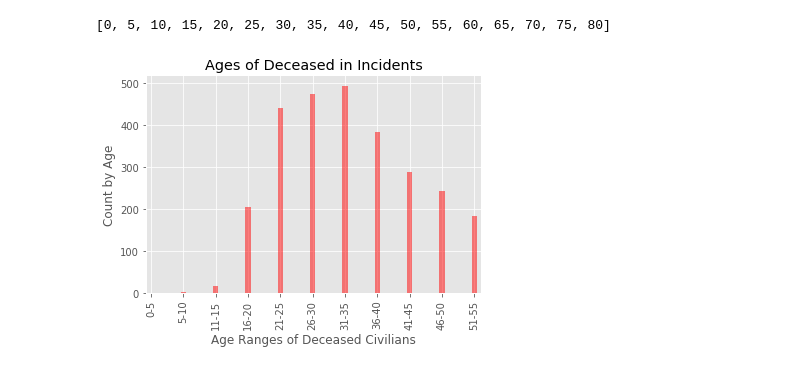
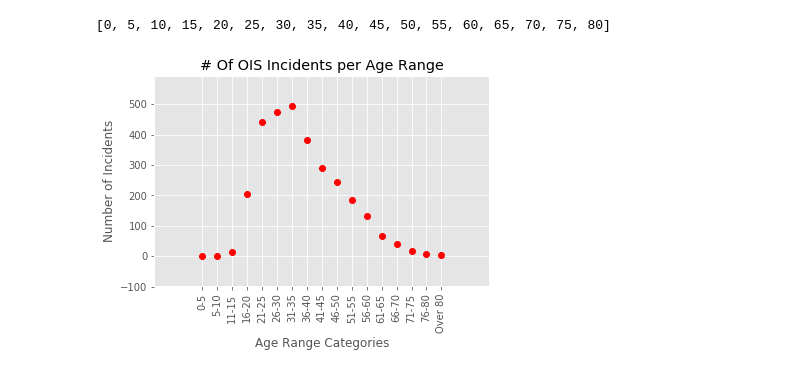
Before and after one commit to Sdailey40/CharlotteCrime, a Jupyter notebook: OIFS-Project_1-Complete/Project 1 Master.ipynb, the cells around one changed output. Saved outputs shown, nothing was run; the diff lists cells and outputs as text; code cells hidden in the pictures.

```diff
--- a/OIFS-Project_1-Complete/Project 1 Master.ipynb
+++ b/OIFS-Project_1-Complete/Project 1 Master.ipynb
@@ -769,16 +769,34 @@ print(x_valueslist)
 # %% [output]
 [0, 5, 10, 15, 20, 25, 30, 35, 40, 45, 50, 55, 60, 65, 70, 75, 80]
 # %%
-plt.bar(x_valueslist, y_valueslist, color='r', alpha=0.5, align="center")
-tick_locations = [value for value in x_valueslist]
-plt.xticks(tick_locations, group_names, rotation="vertical")
+# plt.bar(x_valueslist, y_valueslist, color='r', alpha=0.5, align="center")
+# tick_locations = [value for value in x_valueslist]
+# plt.xticks(tick_locations, group_names, rotation="vertical")
 
 
-#set xlimits
-plt.xlim(-.75, len(x_valueslist)*3)
-plt.title("Ages of Deceased in Incidents")
-plt.xlabel("Age Ranges of Deceased Civilians")
-plt.ylabel("Count by Age")
-plt.savefig("age-bar.png", bbox_inches="tight")
+# #set xlimits
+# plt.xlim(-.75, len(x_valueslist)*3)
+# plt.title("Ages of Deceased in Incidents")
+# plt.xlabel("Age Ranges of Deceased Civilians")
+# plt.ylabel("Count by Age")
+# plt.savefig("age-bar.png", bbox_inches="tight")
-# %% [output]
-[figure, removed]
+# %%
+#generate plot of # of incidents per age category#generat
+
+plt.plot(x_valueslist, y_valueslist, 'ro')
+#specify a rotation for the tick labels in degrees or with group_names.
+plt.xticks(x_valueslist, group_names, rotation='vertical')
+# Pad margins so that markers don't get clipped by the axes
+plt.margins(0.2)
+# Tweak spacing to prevent clipping of tick-labels
+plt.subplots_adjust(bottom=0.15)
+
+#plot grid & label details
+plt.title('# Of OIS Incidents per Age Range')
+plt.xlabel('Age Range Categories')
+plt.ylabel('Number of Incidents')
+
+plt.grid(True)
+plt.savefig("age-bar.png", bbox_inches="tight")
+# %% [output]
+[figure, added]
```
Also changed, not shown: parts of 3 cells of this notebook, 6 other files.
